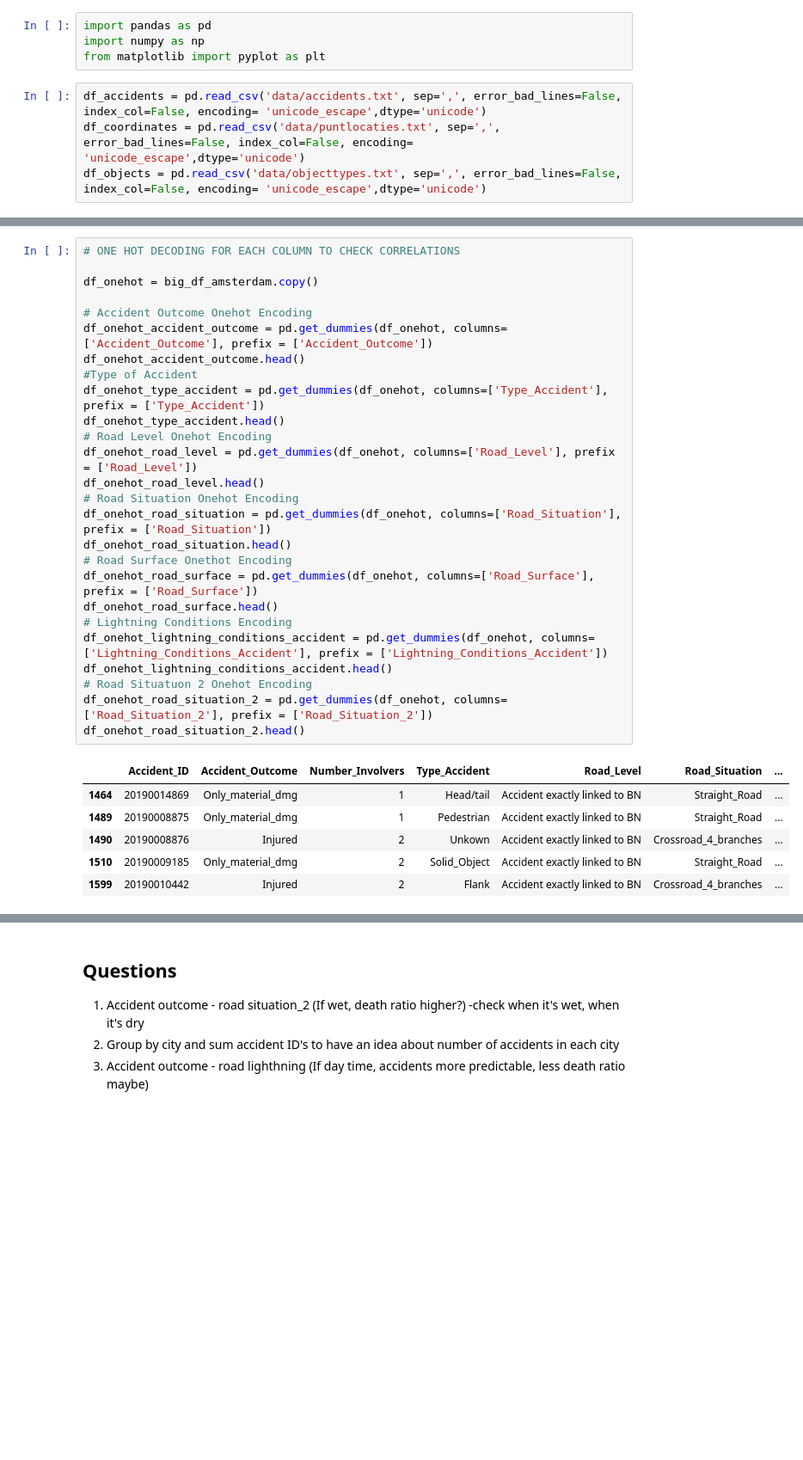
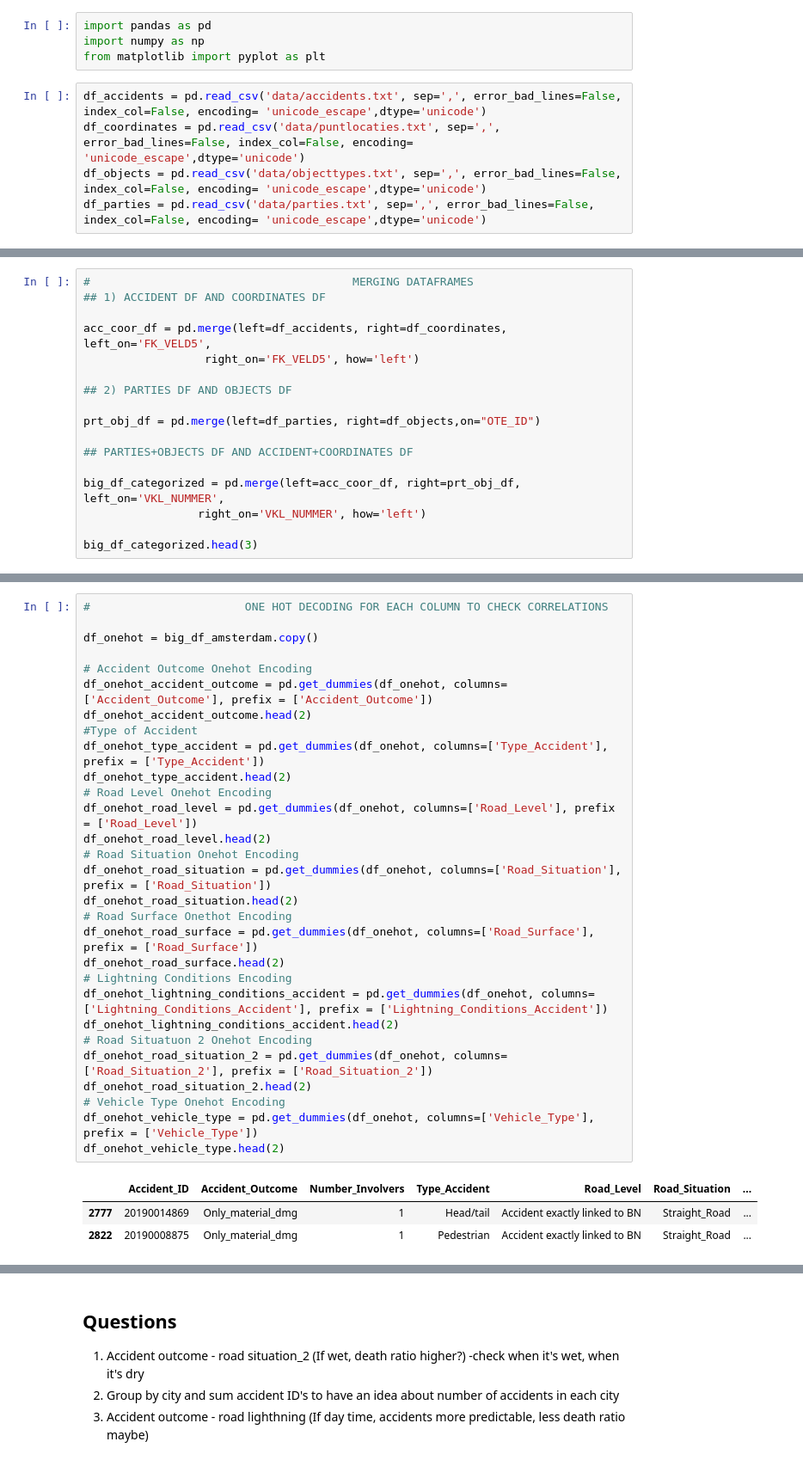
Before and after one commit to gorkemguneser/Amsterdam-Transportation-Project, a Jupyter notebook: AccidentsDataset.ipynb, the cells around one changed output, grey strips where cells are left out. Shown at 86% size. Drawn from its saved outputs; the diff is of its cells as text; blank space fills up the shorter version.

Commit message:
DataFrame Cleaning

```diff
--- a/AccidentsDataset.ipynb
+++ b/AccidentsDataset.ipynb
@@ -25,3 +25,4 @@ from matplotlib import pyplot as plt
 df_accidents = pd.read_csv('data/accidents.txt', sep=',', error_bad_lines=False, index_col=False, encoding= 'unicode_escape',dtype='unicode')
 df_coordinates = pd.read_csv('data/puntlocaties.txt', sep=',', error_bad_lines=False, index_col=False, encoding= 'unicode_escape',dtype='unicode')
 df_objects = pd.read_csv('data/objecttypes.txt', sep=',', error_bad_lines=False, index_col=False, encoding= 'unicode_escape',dtype='unicode')
+df_parties = pd.read_csv('data/parties.txt', sep=',', error_bad_lines=False, index_col=False, encoding= 'unicode_escape',dtype='unicode')
@@ -37,0 +29,17 @@ df_coordinates.head()
+# %%
+#                                       MERGING DATAFRAMES
+## 1) ACCIDENT DF AND COORDINATES DF
+
+acc_coor_df = pd.merge(left=df_accidents, right=df_coordinates, left_on='FK_VELD5',
+                  right_on='FK_VELD5', how='left')
+
+## 2) PARTIES DF AND OBJECTS DF
+
+prt_obj_df = pd.merge(left=df_parties, right=df_objects,on="OTE_ID")
+
+## PARTIES+OBJECTS DF AND ACCIDENT+COORDINATES DF
+
+big_df_categorized = pd.merge(left=acc_coor_df, right=prt_obj_df, left_on='VKL_NUMMER',
+                 right_on='VKL_NUMMER', how='left')
+
+big_df_categorized.head(3)
@@ -181,33 +181,33 @@ dtype: int64
 # %%
-# ONE HOT DECODING FOR EACH COLUMN TO CHECK CORRELATIONS
+#                       ONE HOT DECODING FOR EACH COLUMN TO CHECK CORRELATIONS
 
 df_onehot = big_df_amsterdam.copy()
 
 # Accident Outcome Onehot Encoding
 df_onehot_accident_outcome = pd.get_dummies(df_onehot, columns=['Accident_Outcome'], prefix = ['Accident_Outcome'])
-df_onehot_accident_outcome.head()
+df_onehot_accident_outcome.head(2)
 #Type of Accident
 df_onehot_type_accident = pd.get_dummies(df_onehot, columns=['Type_Accident'], prefix = ['Type_Accident'])
-df_onehot_type_accident.head()
+df_onehot_type_accident.head(2)
 # Road Level Onehot Encoding
 df_onehot_road_level = pd.get_dummies(df_onehot, columns=['Road_Level'], prefix = ['Road_Level'])
-df_onehot_road_level.head()
+df_onehot_road_level.head(2)
 # Road Situation Onehot Encoding
 df_onehot_road_situation = pd.get_dummies(df_onehot, columns=['Road_Situation'], prefix = ['Road_Situation'])
-df_onehot_road_situation.head()
+df_onehot_road_situation.head(2)
 # Road Surface Onethot Encoding
 df_onehot_road_surface = pd.get_dummies(df_onehot, columns=['Road_Surface'], prefix = ['Road_Surface'])
-df_onehot_road_surface.head()
+df_onehot_road_surface.head(2)
 # Lightning Conditions Encoding
 df_onehot_lightning_conditions_accident = pd.get_dummies(df_onehot, columns=['Lightning_Conditions_Accident'], prefix = ['Lightning_Conditions_Accident'])
-df_onehot_lightning_conditions_accident.head()
+df_onehot_lightning_conditions_accident.head(2)
 # Road Situatuon 2 Onehot Encoding
 df_onehot_road_situation_2 = pd.get_dummies(df_onehot, columns=['Road_Situation_2'], prefix = ['Road_Situation_2'])
-df_onehot_road_situation_2.head()
+df_onehot_road_situation_2.head(2)
+# Vehicle Type Onehot Encoding
+df_onehot_vehicle_type = pd.get_dummies(df_onehot, columns=['Vehicle_Type'], prefix = ['Vehicle_Type'])
+df_onehot_vehicle_type.head(2)
 # %% [output]
 |  | Accident_ID | Accident_Outcome | Number_Involvers | Type_Accident | Road_Level | Road_Situation | ... |
-| 1464 | 20190014869 | Only_material_dmg | 1 | Head/tail | Accident exactly linked to BN | Straight_Road | ... |
-| 1489 | 20190008875 | Only_material_dmg | 1 | Pedestrian | Accident exactly linked to BN | Straight_Road | ... |
-| 1490 | 20190008876 | Injured | 2 | Unkown | Accident exactly linked to BN | Crossroad_4_branches | ... |
-| 1510 | 20190009185 | Only_material_dmg | 2 | Solid_Object | Accident exactly linked to BN | Straight_Road | ... |
-| 1599 | 20190010442 | Injured | 2 | Flank | Accident exactly linked to BN | Crossroad_4_branches | ... |
+| 2777 | 20190014869 | Only_material_dmg | 1 | Head/tail | Accident exactly linked to BN | Straight_Road | ... |
+| 2822 | 20190008875 | Only_material_dmg | 1 | Pedestrian | Accident exactly linked to BN | Straight_Road | ... |
```
Also changed, not shown: parts of 19 cells of this notebook.
